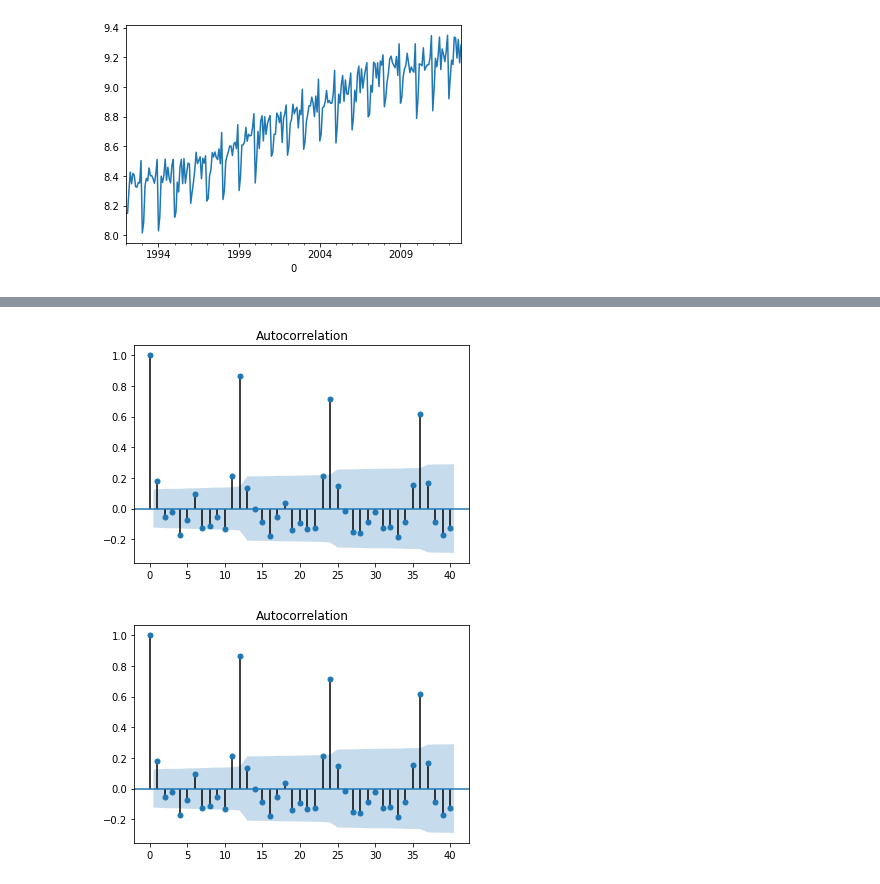
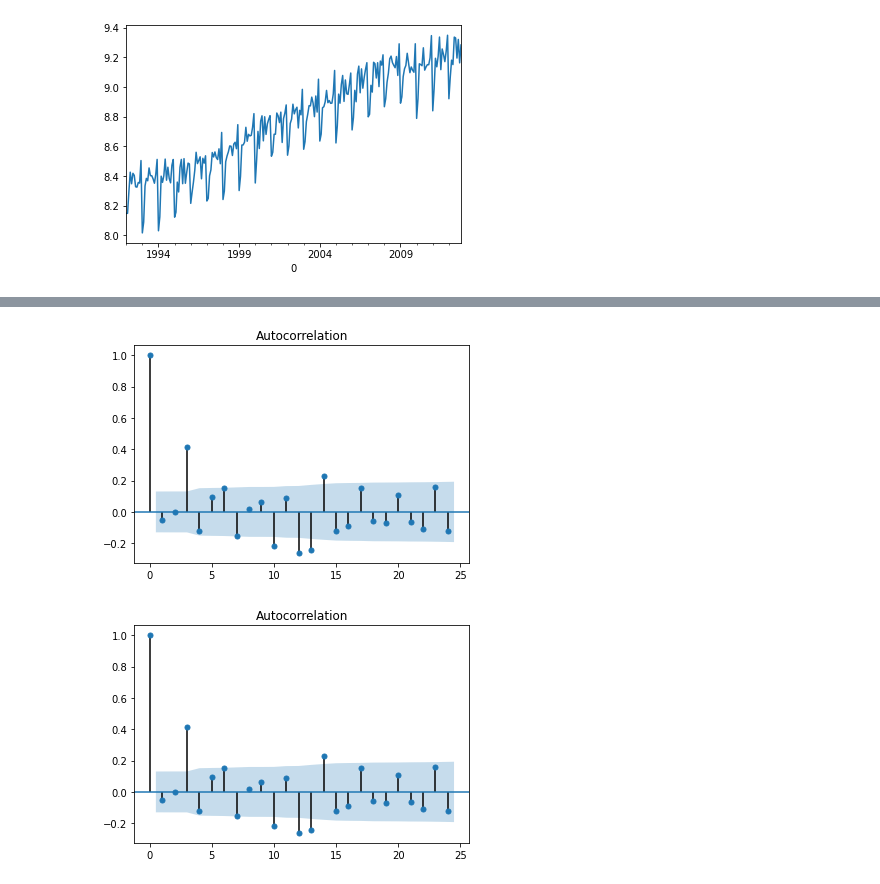
Before and after one commit to technogleb/ts_course_summer, a Jupyter notebook: week_2/arima_walkthrough.ipynb, the cells around one changed output, grey strips where cells are left out. Saved outputs shown, nothing was run; the diff lists cells and outputs as text; code cells hidden in the pictures.

```diff
--- a/week_2/arima_walkthrough.ipynb
+++ b/week_2/arima_walkthrough.ipynb
@@ -70,0 +91,2 @@ ts_flat.plot()
+# %%
+ts_flat = ts_log.diff(12).diff(12).dropna()
@@ -71,9 +98,12 @@ ts_flat.plot()
 # %%
 # отлично, для поиска параметров q, Q нарисуем график автокорреляций
 # последний значимый несезонный лаг определяется как последний лаг, котоырй еще не пересек
 # интервал значимости по модулю (то есть ВСЕ лаги от нулевого до него были выше порога значимости).
-# В данном случае он равено одному (не забываем, что считаем мы с нуля - нулевого лага). Итак q = 1
-plot_acf(ts_flat, lags=40)
+# В данном случае он равен одному (не забываем, что считаем мы с нуля - нулевого лага).
+# Аналогично Q определятся как последний сезонный лаг, который не пересек порог значимости. В данном
+# случае 0.
+# Итак q = 0, Q = 1
+plot_acf(ts_flat.dropna())
 # %% [output]
-[figure, old version]
+[figure, new version]
-[figure, old version]
+[figure, new version]
```
Also changed, not shown: parts of 29 cells of this notebook.
